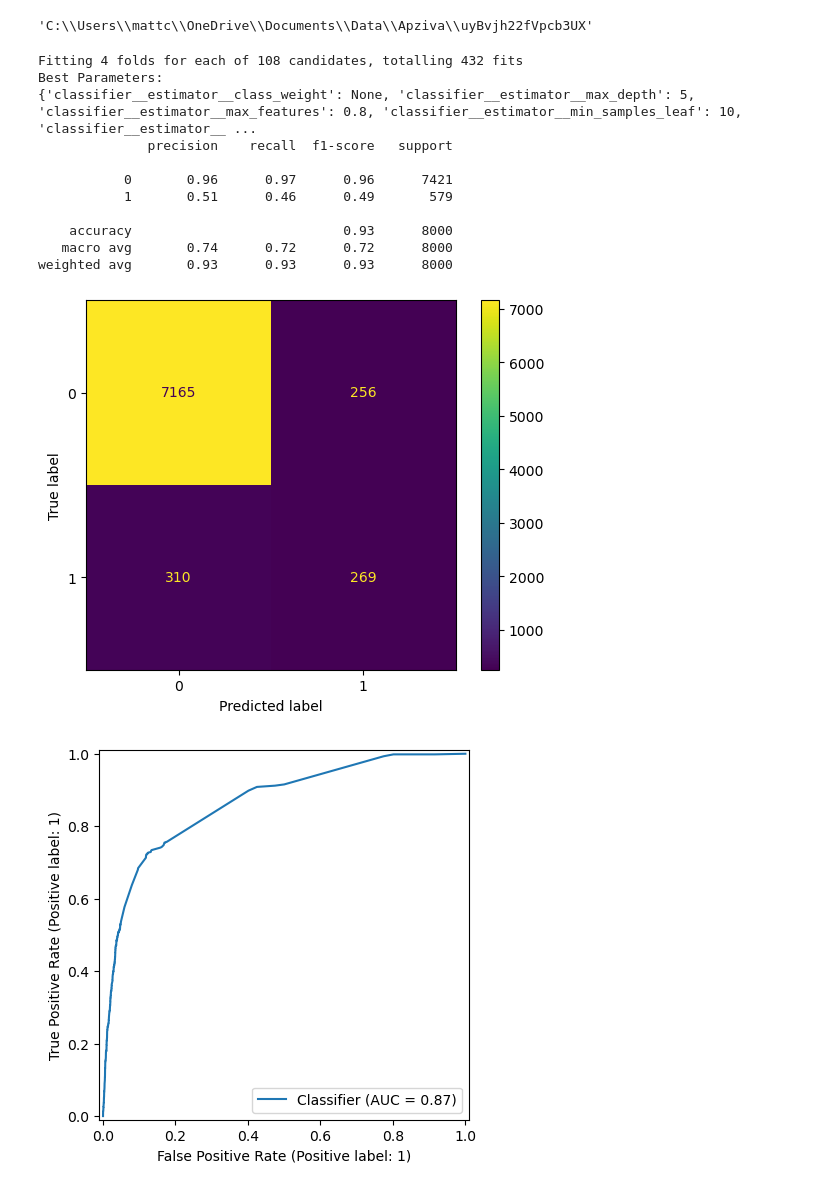
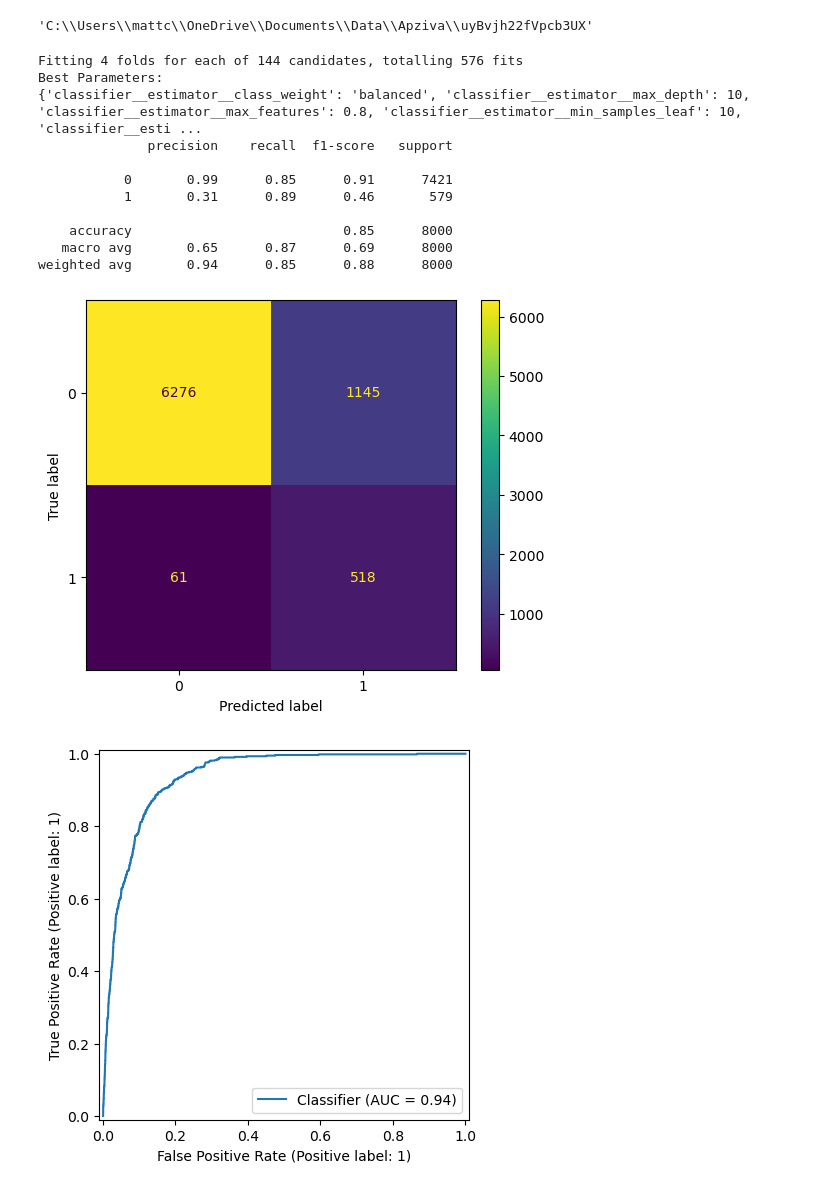
Before and after one commit to mattclark186/uyBvjh22fVpcb3UX, a Jupyter notebook: notebooks/modeling/bagging_classifier.ipynb, the cells around one changed output. Saved outputs shown, nothing was run; the diff lists cells and outputs as text; code cells hidden in the pictures.

Commit message:
Recall scoring

```diff
--- a/notebooks/modeling/bagging_classifier.ipynb
+++ b/notebooks/modeling/bagging_classifier.ipynb
@@ -75,24 +75,24 @@ preprocessor = ColumnTransformer([
 bag_pipe = Pipeline(
     steps=[
         ('preprocessing', preprocessor),
-        ('smote', SMOTE(random_state=random_state)),
+        #('smote', SMOTE(random_state=random_state)),
         ('classifier', BaggingClassifier(estimator=DecisionTreeClassifier(random_state=random_state), random_state=random_state))
     ])
 
 # parameter options to try
 param_grid = {
     # smote hyperparameters
-    'smote__sampling_strategy': [0.2, 0.5, 1.0],
+    #'smote__sampling_strategy': [0.2, 0.5, 1.0],
     # decision tree hyperparameters
     'classifier__estimator__max_depth': [5, 10],
     'classifier__estimator__min_samples_split': [5, 10, 20],
     'classifier__estimator__min_samples_leaf': [2, 5, 10],
-    'classifier__estimator__max_features': [0.8],
-    'classifier__estimator__class_weight': [None, 'balanced'],
+    'classifier__estimator__max_features': [0.8, 1.0],
+    'classifier__estimator__class_weight': ['balanced'],
     # bagging classifier hyperparameters
     'classifier__n_estimators': [50],
-    'classifier__max_samples': [0.8],
-    'classifier__max_features': [1.0]
+    'classifier__max_samples': [0.8, 1.0],
+    'classifier__max_features': [0.8, 1.0]
 }
 
 # create grid
@@ -100,49 +100,49 @@ grid = GridSearchCV(
     bag_pipe,
     param_grid,
     cv=4,
-    scoring='f1',
+    scoring='recall',
     n_jobs=-1,
     verbose=1
 )
 
 # fit the grid to the data, find the best model and its parameters
 grid.fit(x_train, y_train)
 best_model = grid.best_estimator_
 best_params = grid.best_params_
 
 # make predictions using the best model
 y_pred = best_model.predict(x_test)
 y_proba = best_model.predict_proba(x_test)[:, 1]
 
 # print the best parameters
 print('Best Parameters:')
 print(best_params)
 
 # show classification report containing detailed metrics
 print(classification_report(y_test, y_pred))
 
 # show confusion matrix of predicted data vs actual
 cm = confusion_matrix(y_test, y_pred)
 ConfusionMatrixDisplay.from_predictions(y_test, y_pred)
 plt.show()
 
 # display ROC curve
 RocCurveDisplay.from_predictions(y_test, y_proba)
 plt.show()
 # %% [output]
-Fitting 4 folds for each of 108 candidates, totalling 432 fits
+Fitting 4 folds for each of 144 candidates, totalling 576 fits
 Best Parameters:
-{'classifier__estimator__class_weight': None, 'classifier__estimator__max_depth': 5, 'classifier__estimator__max_features': 0.8, 'classifier__estimator__min_samples_leaf': 10, 'classifier__estimator__ ...
+{'classifier__estimator__class_weight': 'balanced', 'classifier__estimator__max_depth': 10, 'classifier__estimator__max_features': 0.8, 'classifier__estimator__min_samples_leaf': 10, 'classifier__esti ...
               precision    recall  f1-score   support
 
-           0       0.96      0.97      0.96      7421
-           1       0.51      0.46      0.49       579
+           0       0.99      0.85      0.91      7421
+           1       0.31      0.89      0.46       579
 
-    accuracy                           0.93      8000
-   macro avg       0.74      0.72      0.72      8000
-weighted avg       0.93      0.93      0.93      8000
+    accuracy                           0.85      8000
+   macro avg       0.65      0.87      0.69      8000
+weighted avg       0.94      0.85      0.88      8000
-[figure, old version]
+[figure, new version]
-[figure, old version]
+[figure, new version]
 # %%
 result = permutation_importance(
     best_model,
```
Also changed, not shown: parts of 3 cells of this notebook, 2 other files.
